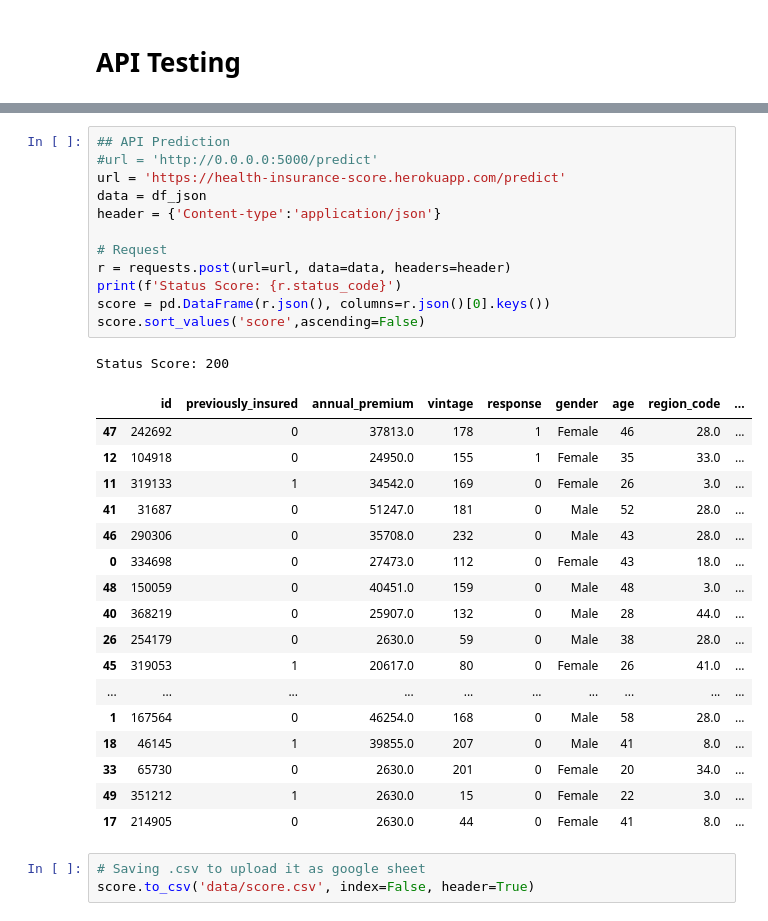
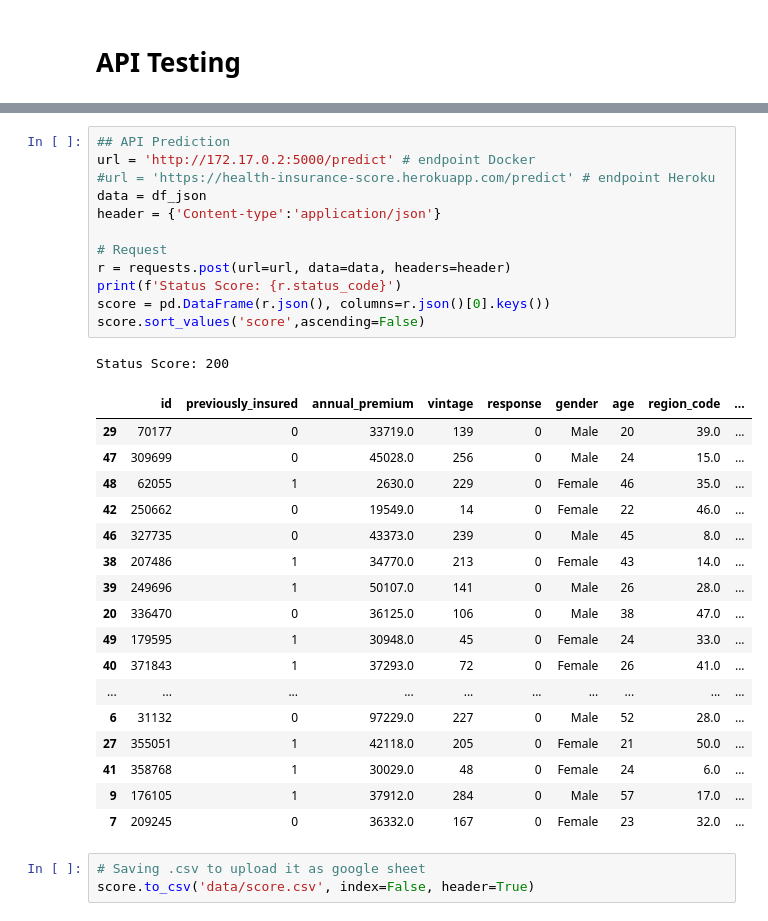
Before and after one commit to bruno154/health_insurence_cross_sell_project, a Jupyter notebook: pa004_health_insurance_cross_sell.ipynb, the cells around one changed output, grey strips where cells are left out. Saved outputs shown, nothing was run; the diff lists cells and outputs as text.

Commit message:
Dockerfile

```diff
--- a/pa004_health_insurance_cross_sell.ipynb
+++ b/pa004_health_insurance_cross_sell.ipynb
@@ -1889,34 +1773,34 @@ df_json
 # %%
 ## API Prediction
-#url = 'http://0.0.0.0:5000/predict'
-url = 'https://health-insurance-score.herokuapp.com/predict'
+url = 'http://172.17.0.2:5000/predict' # endpoint Docker
+#url = 'https://health-insurance-score.herokuapp.com/predict' # endpoint Heroku
 data = df_json
 header = {'Content-type':'application/json'}
 
 # Request
 r = requests.post(url=url, data=data, headers=header)
 print(f'Status Score: {r.status_code}')
 score = pd.DataFrame(r.json(), columns=r.json()[0].keys())
 score.sort_values('score',ascending=False)
 # %% [output]
 Status Score: 200
 |  | id | previously_insured | annual_premium | vintage | response | gender | age | region_code | ... |
-| 47 | 242692 | 0 | 37813.0 | 178 | 1 | Female | 46 | 28.0 | ... |
-| 12 | 104918 | 0 | 24950.0 | 155 | 1 | Female | 35 | 33.0 | ... |
-| 11 | 319133 | 1 | 34542.0 | 169 | 0 | Female | 26 | 3.0 | ... |
-| 41 | 31687 | 0 | 51247.0 | 181 | 0 | Male | 52 | 28.0 | ... |
-| 46 | 290306 | 0 | 35708.0 | 232 | 0 | Male | 43 | 28.0 | ... |
-| 0 | 334698 | 0 | 27473.0 | 112 | 0 | Female | 43 | 18.0 | ... |
-| 48 | 150059 | 0 | 40451.0 | 159 | 0 | Male | 48 | 3.0 | ... |
-| 40 | 368219 | 0 | 25907.0 | 132 | 0 | Male | 28 | 44.0 | ... |
-| 26 | 254179 | 0 | 2630.0 | 59 | 0 | Male | 38 | 28.0 | ... |
-| 45 | 319053 | 1 | 20617.0 | 80 | 0 | Female | 26 | 41.0 | ... |
+| 29 | 70177 | 0 | 33719.0 | 139 | 0 | Male | 20 | 39.0 | ... |
+| 47 | 309699 | 0 | 45028.0 | 256 | 0 | Male | 24 | 15.0 | ... |
+| 48 | 62055 | 1 | 2630.0 | 229 | 0 | Female | 46 | 35.0 | ... |
+| 42 | 250662 | 0 | 19549.0 | 14 | 0 | Female | 22 | 46.0 | ... |
+| 46 | 327735 | 0 | 43373.0 | 239 | 0 | Male | 45 | 8.0 | ... |
+| 38 | 207486 | 1 | 34770.0 | 213 | 0 | Female | 43 | 14.0 | ... |
+| 39 | 249696 | 1 | 50107.0 | 141 | 0 | Male | 26 | 28.0 | ... |
+| 20 | 336470 | 0 | 36125.0 | 106 | 0 | Male | 38 | 47.0 | ... |
+| 49 | 179595 | 1 | 30948.0 | 45 | 0 | Female | 24 | 33.0 | ... |
+| 40 | 371843 | 1 | 37293.0 | 72 | 0 | Female | 26 | 41.0 | ... |
 | ... | ... | ... | ... | ... | ... | ... | ... | ... | ... |
-| 1 | 167564 | 0 | 46254.0 | 168 | 0 | Male | 58 | 28.0 | ... |
-| 18 | 46145 | 1 | 39855.0 | 207 | 0 | Male | 41 | 8.0 | ... |
-| 33 | 65730 | 0 | 2630.0 | 201 | 0 | Female | 20 | 34.0 | ... |
-| 49 | 351212 | 1 | 2630.0 | 15 | 0 | Female | 22 | 3.0 | ... |
-| 17 | 214905 | 0 | 2630.0 | 44 | 0 | Female | 41 | 8.0 | ... |
+| 6 | 31132 | 0 | 97229.0 | 227 | 0 | Male | 52 | 28.0 | ... |
+| 27 | 355051 | 1 | 42118.0 | 205 | 0 | Female | 21 | 50.0 | ... |
+| 41 | 358768 | 1 | 30029.0 | 48 | 0 | Female | 24 | 6.0 | ... |
+| 9 | 176105 | 1 | 37912.0 | 284 | 0 | Male | 57 | 17.0 | ... |
+| 7 | 209245 | 0 | 36332.0 | 167 | 0 | Female | 23 | 32.0 | ... |
 # %%
 # Saving .csv to upload it as google sheet
 score.to_csv('data/score.csv', index=False, header=True)
```
Also changed, not shown: parts of 4 cells of this notebook.
